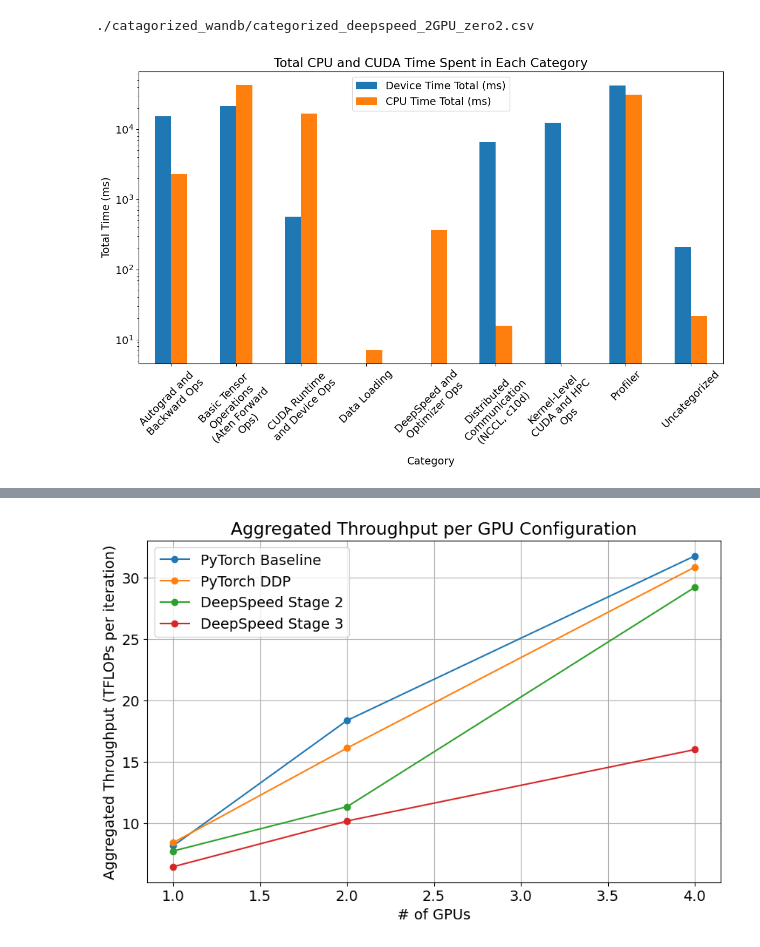
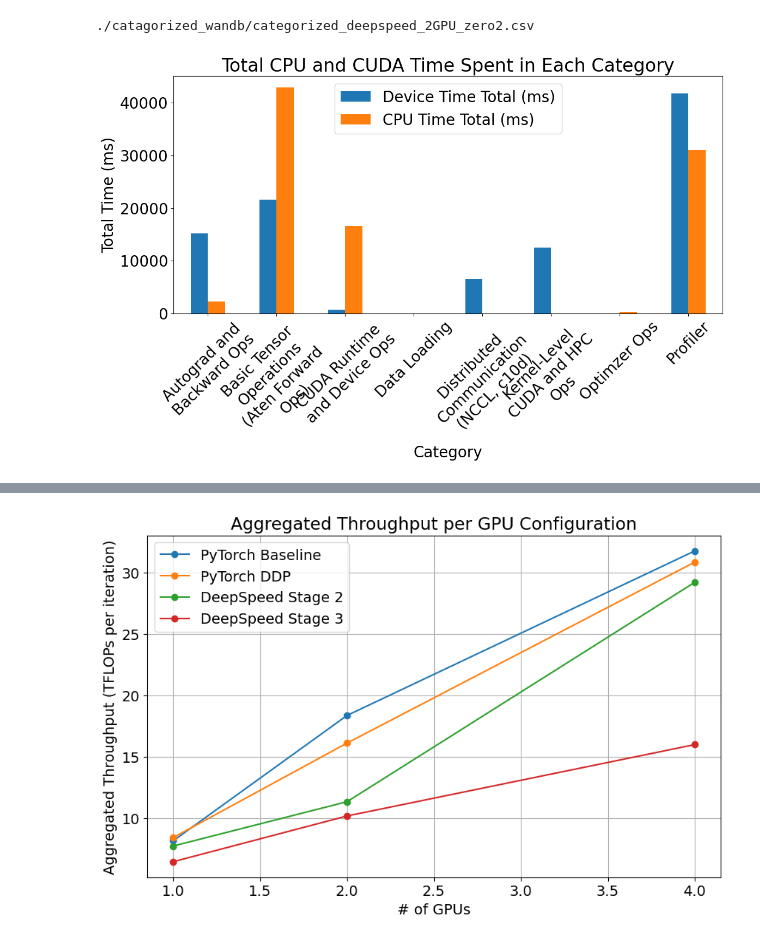
Before and after one commit to XXXG00W0/hpml_project, a Jupyter notebook: classify_profiler_functions.ipynb, the cells around one changed output, grey strips where cells are left out. Saved outputs shown, nothing was run; the diff lists cells and outputs as text; code cells hidden in the pictures.

```diff
--- a/classify_profiler_functions.ipynb
+++ b/classify_profiler_functions.ipynb
@@ -41,13 +41,21 @@ categories = {
         "aten::ne", "aten::isinf", "aten::abs", "aten::eq", "aten::logical_or", "aten::max", "aten::is_nonzero",
         "aten::item", "aten::_local_scalar_dense", "aten::lift_fresh", "aten::detach_", "aten::select", "aten::stack",
         "aten::squeeze", "aten::div", "aten::clamp", "aten::reciprocal", "aten::mul_", "aten::random_",
-        "aten::scalar_tensor", "aten::native_dropout", "aten::div_"
+        "aten::scalar_tensor", "aten::native_dropout", "aten::div_",
+        # Newly added
+        "aten::set_","aten::chunk", "aten::expand", "aten::_foreach_norm", "aten::foreach_mul", "aten::foreach_add",
+        "aten::foreach_lerp", "aten::foreach_addcmul", "aten::_foreach_sqrt", "aten::foreach_div",
+        "aten::foreach_addcdiv", "aten::_foreach_mul_", "aten::_foreach_add_","aten::_foreach_lerp_",
+        "aten::_foreach_addcmul_","aten::_foreach_div_","aten::_foreach_addcdiv_","aten::logical_not",
+        "aten::linalg_norm","aten::record_stream"
     ],
     "Autograd and Backward Ops": [
         "autograd::engine::evaluate_function", "Backward", "_backward", "aten::nll_loss_backward",
         "aten::_log_softmax_backward_data", "aten::slice_backward", "aten::native_layer_norm_backward",
         "aten::tanh_backward", "aten::_scaled_dot_product_efficient_attention_backward",
-        "aten::_efficient_attention_backward", "aten::embedding_backward", "aten::embedding_dense_backward"
+        "aten::_efficient_attention_backward", "aten::embedding_backward", "aten::embedding_dense_backward",
+        # Newly added
+        "torch::autograd::AccumulateGrad", "detach", "detach_"
     ],
     "CUDA Runtime and Device Ops": [
         "cudaMemcpyAsync", "Memcpy HtoD", "cudaStreamSynchronize", "cudaDeviceSynchronize", "cudaLaunchKernel",
@@ -55,13 +63,28 @@ categories = {
         "cudaStreamIsCapturing", "cudaMemsetAsync", "cudaOccupancyMaxActiveBlocksPerMultiprocessor", "cudaFuncGetAttributes",
         "cudaStreamWaitEvent", "cudaDeviceGetAttribute", "cudaEventRecord", "cudaPeekAtLastError", "cudaEventQuery",
         "cudaStreamGetCaptureInfo_v2", "cudaLaunchKernelExC", "cudaHostAlloc", "cudaFree", "cudaMalloc", "Memcpy DtoH",
-        "Memcpy Pageable -> Device"
+        "Memcpy Pageable -> Device",
+        "Memset (Device)",
+        # Newly added
+        "Memcpy HtoD (Pinned -> Device)","Memcpy DtoD (Device -> Device)","Memcpy HtoD (Pageable -> Device)",
+        "Memcpy PtoP (Device -> Device)","cudaEventSynchronize","cudaEventElapsedTime"
+
     ],
+    "Optimzer Ops": ['Optimizer.step#AdamW.step', 'Optimizer.step#DeepSpeedCPUAdam.step'],
     "Distributed Communication (NCCL, c10d)": [
         "c10d::allreduce_", "nccl:all_reduce", "ncclDevKernel_AllReduce_Sum", "nccl:_all_gather_base",
-        "ncclDevKernel_AllGather", "record_param_comms", "c10d::_allgather_base_"
+        "ncclDevKernel_AllGather", "record_param_comms", "c10d::_allgather_base_",
+        # Newly added
+        'ncclDevKernel_Reduce_Sum_f32_RING_LL(ncclDevComm, unsigned long, ncclWork)**',
+        "Broadcast", "Scatter", "Gather", "ReduceAddCoalesced",
+        "ncclDevKernel_Reduce_Sum_f32_RING_LL(ncclDevComm*, unsigned long, ncclWork*)",
+        "c10d::broadcast_","nccl:broadcast","c10d::_reduce_scatter_base_","nccl:_reduce_scatter_base",
+        "c10d::barrier"
     ],
-    "DeepSpeed and Optimizer Ops": ["Optimizer.step#DeepSpeedCPUAdam.step"],
+    "Model and Data Parallel": [
+        "DataParallel.forward",'DistributedDataParallel.forward', "torch::distributed::reducer::mul_out",
+        "torch.distributed.ddp.reducer::copy_bucket_to_grad"
+        ],
     "Kernel-Level CUDA and HPC Ops": [
         "cutlass", "void at::native::", "elementwise_kernel", "vectorized_elementwise_kernel", "reduce_kernel",
         "ampere_sgemm", "fmha_cutlass", "at_cuda_detail::cub"
@@ -71,38 +94,39 @@ categories = {
 # Function to classify based on keywords
 def classify_function(name):
     for category, keywords in categories.items():
-        if any(keyword in name for keyword in keywords):
-            return category
+        for keyword in keywords:
+            if keyword in name:
+                return category
     return "Uncategorized"
 
 # Apply classification
 data['Category'] = data['Name'].apply(classify_function)
 
 # Save the categorized data to a new CSV
 output_path = './catagorized_wandb/categorized_deepspeed_2GPU_zero2.csv'
 # data.to_csv(output_path, index=False)
 
 print(output_path)
 
 # Count total CUDA and CPU time spent in each category
 category_times = data.groupby('Category')[['Device Time Total (ms)', 'CPU Time Total (ms)']].sum()
 category_times
 
-# Plot the total time spent in each category, log-log scale, each class with two bars for CPU and CUDA time, the catagory name on x axis is wrapped to avoid overlap
+# Plot the total time spent in each category, no log-log scale, each class with two bars for CPU and CUDA time, the catagory name on x axis is wrapped to avoid overlap
 fig, ax = plt.subplots(figsize=(12, 8))
-category_times.plot(kind='bar', ax=ax, log=True)
+category_times.plot(kind='bar', ax=ax, log=False)
 ax.set_xticklabels([textwrap.fill(text, 15) for text in category_times.index], rotation=45, ha='center')
 ax.set_xlabel('Category')
 ax.set_ylabel('Total Time (ms)')
 ax.set_title('Total CPU and CUDA Time Spent in Each Category')
 plt.tight_layout()
 # Set font to a larger size
 plt.rcParams.update({'font.size': 16})
 
 plt.show()
 # %% [output]
 ./catagorized_wandb/categorized_deepspeed_2GPU_zero2.csv
-[figure, old version]
+[figure, new version]
 # %%
 import os
 
```
Also changed, not shown: parts of 6 cells of this notebook, 3 other files.
